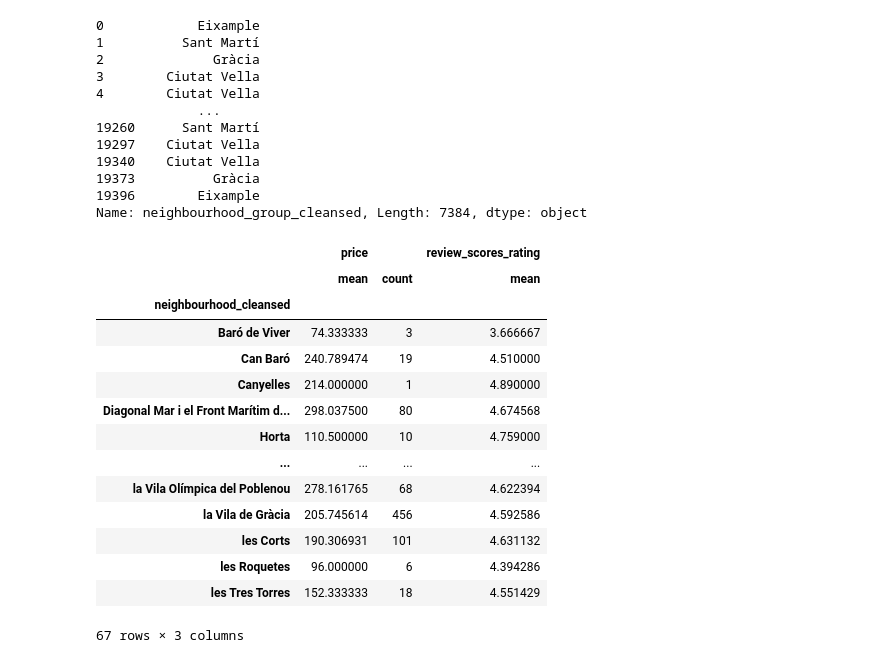
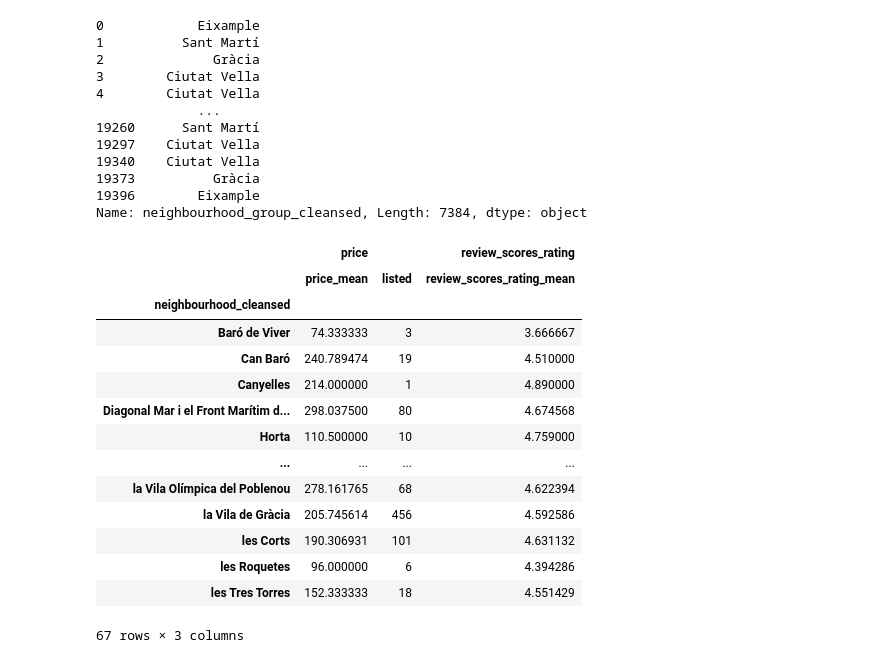
Before and after one commit to dsFMAT/students_diplomado_data_science_fmat, a Jupyter notebook: class_of_2024/Proyectos/Modulo_02/equipo_2/Project.ipynb, the cells around one changed output. Drawn from its saved outputs; the diff is of its cells as text; code cells hidden in the pictures.

```diff
--- a/class_of_2024/Proyectos/Modulo_02/equipo_2/Project.ipynb
+++ b/class_of_2024/Proyectos/Modulo_02/equipo_2/Project.ipynb
@@ -45,7 +45,7 @@ minimum_nights_limit = 10
 
 df = df[df['host_since'] <= host_experience_limit] #host with one year experience or more only
 df = df[df['last_review'] >= reviews_limit] # six months reviewed only
-df = df[df['minimum_nights'] <= minimum_nights_limit]
+#df = df[df['minimum_nights'] <= minimum_nights_limit]
 df['minimum_nights']
 # %% [output]
 0        1
@@ -127,10 +127,11 @@ reviewed_df
 19396        Eixample
 Name: neighbourhood_group_cleansed, Length: 7384, dtype: object
 # %%
-reviewed_df.groupby('neighbourhood_cleansed').agg({'price': ['mean', 'count'], 'review_scores_rating': ['mean']})
+neighbourhood_df = reviewed_df.groupby('neighbourhood_cleansed').agg({'price': [('price_mean','mean'), ('listed','count')], 'review_scores_rating': [('review_scores_rating_mean','mean')]})
+neighbourhood_df
 # %% [output]
 |  | price |  | review_scores_rating |
-|  | mean | count | mean |
+|  | price_mean | listed | review_scores_rating_mean |
 | neighbourhood_cleansed |  |  |  |
 | Baró de Viver | 74.333333 | 3 | 3.666667 |
 | Can Baró | 240.789474 | 19 | 4.510000 |
```
Also changed, not shown: parts of 4 cells of this notebook, 1 other file.
